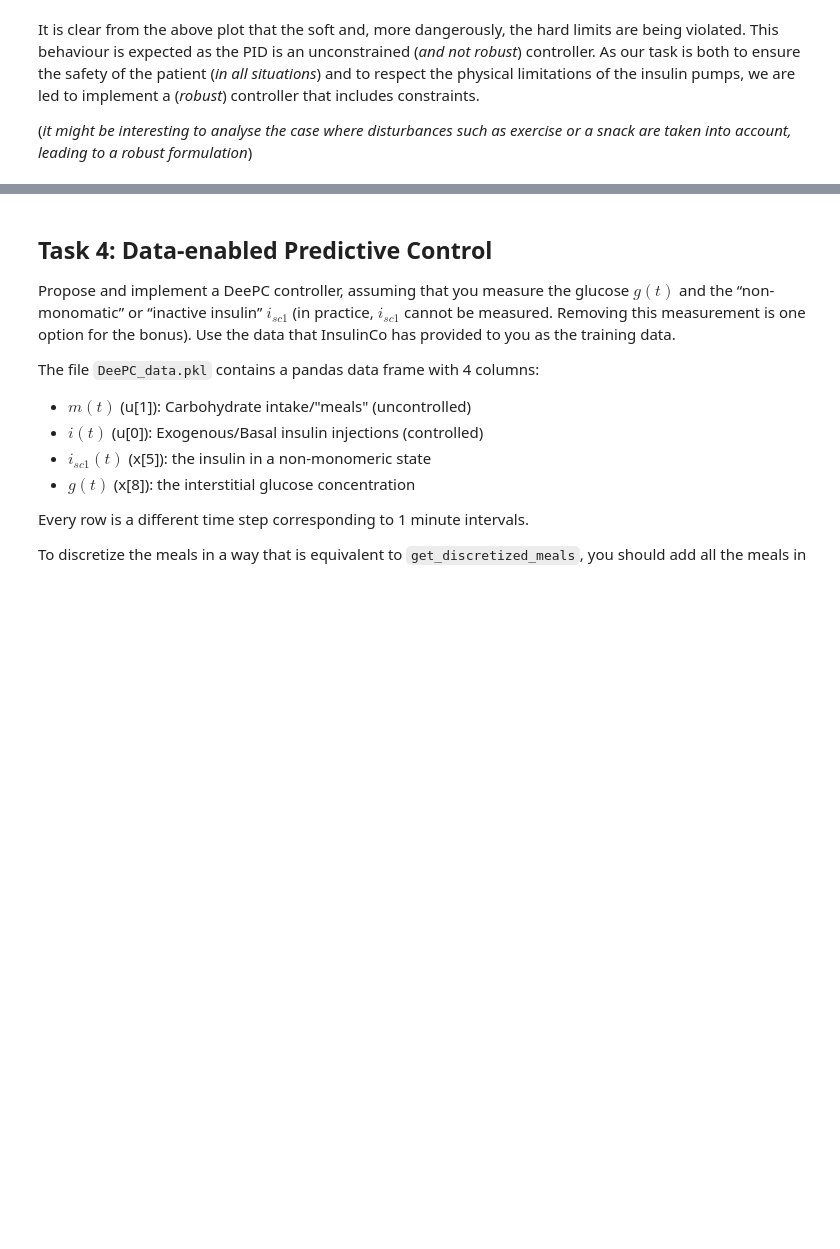
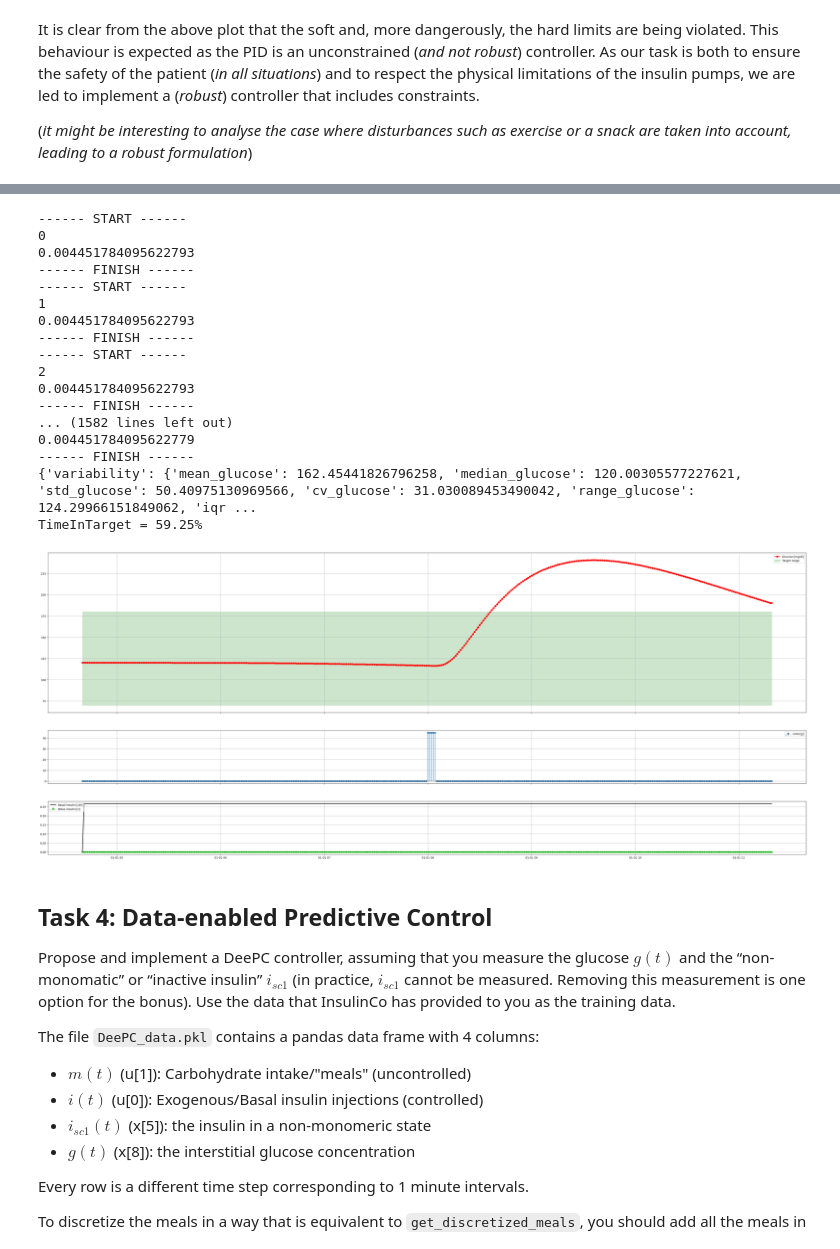
Before and after one commit to Jackmastro/MPC_DeePC_COCO, a Jupyter notebook: COCO2024project.ipynb, the cells around one changed output, grey strips where cells are left out. Cells and saved outputs as stored; diff of their text form; code cells hidden in the pictures; blank space fills up the shorter version.

Commit message:
closing mpc controller still needs debugging and parameter tuning

```diff
--- a/COCO2024project.ipynb
+++ b/COCO2024project.ipynb
@@ -744,4 +717,63 @@ class TrackingMPC:
         return control_output, dss
+# %%
+##################################### Tracking MPC ###################################
+basal_handler_params = dict()
+
+# Get test data
+# data_given = pd.read_csv('data/task01_failure_mode.csv') # TODO fare csv per mpc e data_driven
+data_given = pd.read_csv('data/easy_test.csv') # TODO fare csv per mpc e data_driven
+
+# Instatiating tracking MPC
+Q = np.array([
+    [1, 0, 0, 0, 0, 0, 0, 0, 0],
+    [0, 1, 0, 0, 0, 0, 0, 0, 0],
+    [0, 0, 1, 0, 0, 0, 0, 0, 0],
+    [0, 0, 0, 1, 0, 0, 0, 0, 0],
+    [0, 0, 0, 0, 1, 0, 0, 0, 0],
+    [0, 0, 0, 0, 0, 1, 0, 0, 0],
+    [0, 0, 0, 0, 0, 0, 1, 0, 0],
+    [0, 0, 0, 0, 0, 0, 0, 1, 0],
+    [0, 0, 0, 0, 0, 0, 0, 0, 1]
+])
+R = np.eye(1) * 1
+K = tau * 5
+tracking_mpc = TrackingMPC(Q, R, K)
+
+# Running the simulation
+glucose, i, insulin_bolus, m, time = simulate(basal_handler=tracking_mpc.compute_mpc,
+                                              basal_handler_params=basal_handler_params,
+                                              data_given=data_given,
+                                              meal_input_modulation_factor=1)
+
+data = glucose_time_vectors_to_dataframe(glucose=glucose, t=time)
+
+agata = Agata()
+results = agata.analyze_glucose_profile(data)
+print(results)
+
+TimeInTarget = time_in_target(data)
+print('TimeInTarget = ' + str(TimeInTarget) + '%')
+
+plot_results(glucose=glucose,insulin_bolus=insulin_bolus, i=i, m=m, time=time)
+# %% [output]
+------ START ------
+0
+0.004451784095622793
+------ FINISH ------
+------ START ------
+1
+0.004451784095622793
+------ FINISH ------
+------ START ------
+2
+0.004451784095622793
+------ FINISH ------
+... (1582 lines left out)
+0.004451784095622779
+------ FINISH ------
+{'variability': {'mean_glucose': 162.45441826796258, 'median_glucose': 120.00305577227621, 'std_glucose': 50.40975130969566, 'cv_glucose': 31.030089453490042, 'range_glucose': 124.29966151849062, 'iqr ...
+TimeInTarget = 59.25%
+[figure, added]
 # %% [markdown]
 ## Task 4: Data-enabled Predictive Control
 
```
Also changed, not shown: parts of 8 cells of this notebook, 2 other files.
